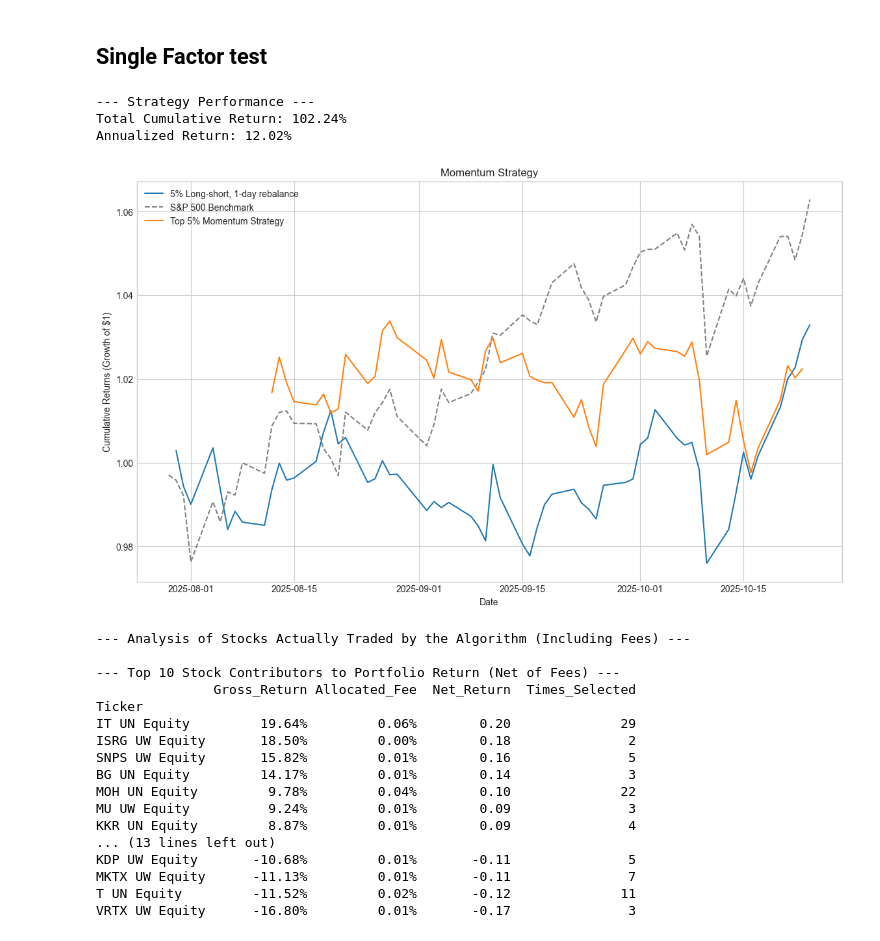
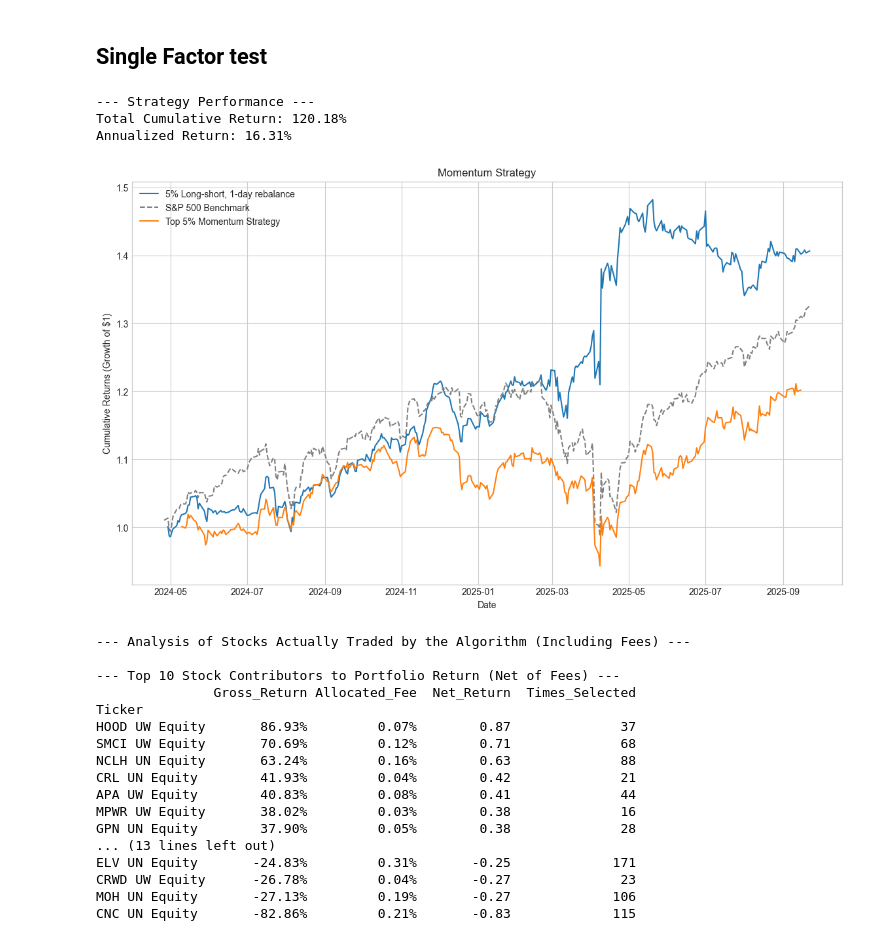
Before and after one commit to Kda648295104/CodeCrunch, a Jupyter notebook: Team_EigenFour_summarized_notebook.ipynb, the cells around one changed output. Cells and saved outputs as stored; diff of their text form; code cells hidden in the pictures.

```diff
--- a/Team_EigenFour_summarized_notebook.ipynb
+++ b/Team_EigenFour_summarized_notebook.ipynb
@@ -15,7 +15,7 @@ except Exception as e:
 # Modeling / Portfolio
 TRAIN_TEST_SPLIT_RATIO = 0.7
 PORTFOLIO_PERCENTILE = 10   # long top p%, short bottom p%
-REBALANCE_DAYS = 1          # ⬅ change to 5/10/20, etc.
+REBALANCE_DAYS = 5          # ⬅ change to 5/10/20, etc.
 STARTING_CAPITAL = 100_000
 
 # RSRS (quantile thresholds)
@@ -26,7 +26,7 @@ RSRS_EXIT_Q  = 0.30     # exit  if RSRS z < 30th percentile
 
 # T‑Sharpe (timing on benchmark quality)
 TSHARPE_LOOKBACK = 60
-TSHARPE_ENTER = 0.2
+TSHARPE_ENTER = -0.1
 TSHARPE_EXIT  = -0.1
 
 # Trading costs
@@ -83,10 +83,8 @@ REBAL = max(1, int(REBALANCE_DAYS))
 
 # Read data
 # df_f = pd.read_parquet("sp500_all_factors.parquet")
-df_f = pd.read_parquet("SP500_members_2015-2025_data_cleaned.parquet")#.set_index(['DATE','ID'])
-print(df_f.head(5))
-df_b = pd.read_parquet("SPX_2015-2025_data_cleaned.parquet")#.set_index('DATE')
-print(df_b.head(5))
+df_f = pd.read_csv("sp500_all_factors.csv").set_index(['DATE','ID'])
+df_b = pd.read_csv("spx_index.csv").set_index(['DATE'])
 # Normalize keys
 DATE_COL = "DATE"
 TICKER_COL = "ID"
@@ -110,7 +108,7 @@ print("Benchmark span:", bm_daily_ret.index.min(), "→", bm_daily_ret.index.max
 
 # Target: will stock outperform cross-sectional median return over next REBALANCE_DAYS?
 df = df_f.copy()
-df["future_ret"] = df.groupby(level="ID")["CLOSE"].shift(-REBAL) / df["CLOSE"] - 1
+df["future_ret"] = df.groupby(level="ID")["Close"].shift(-REBAL) / df["Close"] - 1
 median_cs = df.groupby(level="DATE")["future_ret"].transform("median")
 df["Target"] = (df["future_ret"] > median_cs).astype(int)
 
@@ -122,7 +120,7 @@ def label_by_percentile(x, low=0.4, high=0.7):
 
 
 # Keep rows where features + target + price are present
-required = factor_cols + ["Target","CLOSE"]
+required = factor_cols + ["Target","Close"]
 clean = df.dropna(subset=required)
 
 # Split by date (avoid leakage)
@@ -330,7 +238,7 @@ pred = X_test.copy()
 pred["prob"] = proba
 pred["prob2"] = proba2
 
-close_panel = test["CLOSE"].unstack(level="ID")
+close_panel = test["Close"].unstack(level="ID")
 test_dates = sorted(pred.index.get_level_values("DATE").unique())
 
 all_rets = pd.Series(index=pd.Index(test_dates, name='DATE'),dtype='float64')   # store daily L/S returns
@@ -962,9 +870,9 @@ clean_filtered = clean.loc[clean.index.get_level_values('DATE') >= split_date]
 df_single = clean_filtered.sort_index(level=['DATE', 'ID'])
 
 
-df_single[signal_name] = df_single.groupby(level='ID')['CLOSE'].pct_change(MOMENTUM_DAYS) * 100
+df_single[signal_name] = df_single.groupby(level='ID')['Close'].pct_change(MOMENTUM_DAYS) * 100
 
-df_single['future_return'] = df_single.groupby(level='ID')['CLOSE'].pct_change(REBAL).shift(-REBAL)
+df_single['future_return'] = df_single.groupby(level='ID')['Close'].pct_change(REBAL).shift(-REBAL)
 df_single.dropna(inplace=True)
 daily_returns = []
 trade_dates = []
@@ -997,36 +905,36 @@ for date, daily_data in df_single.groupby(level='DATE'):
 results_df = pd.DataFrame({
     'Strategy': daily_returns,
 }, index=pd.Index(trade_dates, name='DATE'))
 
 # Calculate cumulative returns (the growth of $1)
 strategy_cumulative = (1 + results_df['Strategy']).cumprod()
 # Ensure all time series indices are datetime
 strategy_cumulative.index = pd.to_datetime(strategy_cumulative.index)
 
 # Calculate annualized returns (assuming 252 trading days a year)
 annualized_strategy_return = (1 + results_df['Strategy'].mean())**252 - 1
 
 print("--- Strategy Performance ---")
 print(f"Total Cumulative Return: {strategy_cumulative.iloc[-1]:.2%}")
 print(f"Annualized Return: {annualized_strategy_return:.2%}")
 
 # Plot the equity curves
 plt.style.use('seaborn-v0_8-whitegrid')
 plt.figure(figsize=(14, 8))
 # strategy_cumulative.plot(label=f'Top {PORTFOLIO_PERCENTILE}% Momentum Strategy', legend=True, linewidth=2)
 plt.plot(all_cum, label='5% Long-short, 1-day rebalance')
 plt.plot(bench_cum, label='S&P 500 Benchmark', linestyle='--', color='gray')
 plt.plot(strategy_cumulative, label=f'Top {PORTFOLIO_PERCENTILE}% Momentum Strategy')
 plt.title('Momentum Strategy')
 plt.xlabel('Date')
 plt.ylabel('Cumulative Returns (Growth of $1)')
 plt.legend()
 plt.show()
 # %% [output]
 --- Strategy Performance ---
-Total Cumulative Return: 102.24%
-Annualized Return: 12.02%
+Total Cumulative Return: 120.18%
+Annualized Return: 16.31%
-[figure, old version]
+[figure, new version]
 # %%
 # 1. Convert the list of trade records into a DataFrame
 trades_df = pd.DataFrame(individual_stock_trades)
@@ -1064,15 +972,15 @@ print(stock_summary_df.tail(10).to_string(formatters={
 --- Top 10 Stock Contributors to Portfolio Return (Net of Fees) ---
                Gross_Return Allocated_Fee  Net_Return  Times_Selected
 Ticker
-IT UN Equity         19.64%         0.06%        0.20              29
-ISRG UW Equity       18.50%         0.00%        0.18               2
-SNPS UW Equity       15.82%         0.01%        0.16               5
-BG UN Equity         14.17%         0.01%        0.14               3
-MOH UN Equity         9.78%         0.04%        0.10              22
-MU UW Equity          9.24%         0.01%        0.09               3
-KKR UN Equity         8.87%         0.01%        0.09               4
+HOOD UW Equity       86.93%         0.07%        0.87              37
+SMCI UW Equity       70.69%         0.12%        0.71              68
+NCLH UN Equity       63.24%         0.16%        0.63              88
+CRL UN Equity        41.93%         0.04%        0.42              21
+APA UW Equity        40.83%         0.08%        0.41              44
+MPWR UW Equity       38.02%         0.03%        0.38              16
+GPN UN Equity        37.90%         0.05%        0.38              28
 ... (13 lines left out)
-KDP UW Equity       -10.68%         0.01%       -0.11               5
-MKTX UW Equity      -11.13%         0.01%       -0.11               7
-T UN Equity         -11.52%         0.02%       -0.12              11
-VRTX UW Equity      -16.80%         0.01%       -0.17               3
+ELV UN Equity       -24.83%         0.31%       -0.25             171
+CRWD UW Equity      -26.78%         0.04%       -0.27              23
+MOH UN Equity       -27.13%         0.19%       -0.27             106
+CNC UN Equity       -82.86%         0.21%       -0.83             115
```
Also changed, not shown: parts of 9 cells of this notebook.
